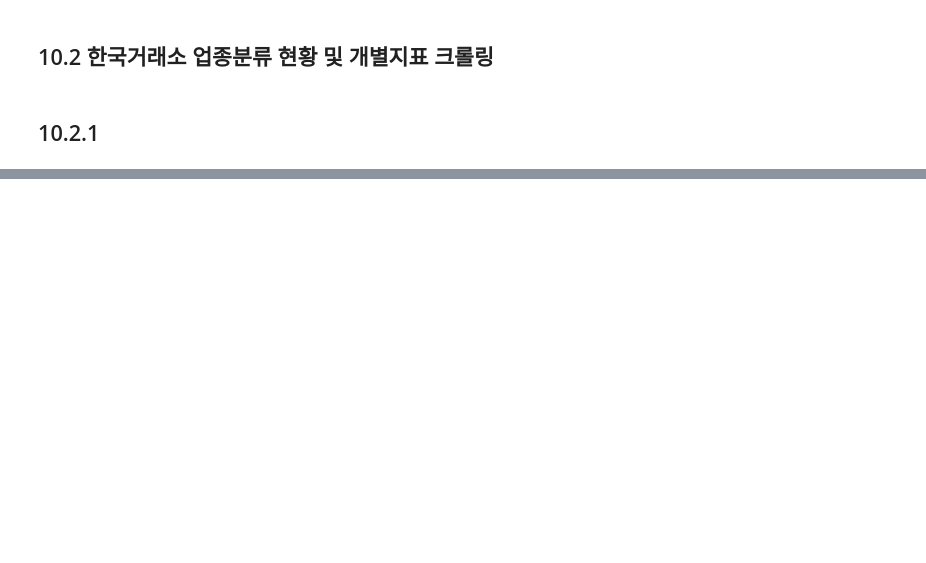
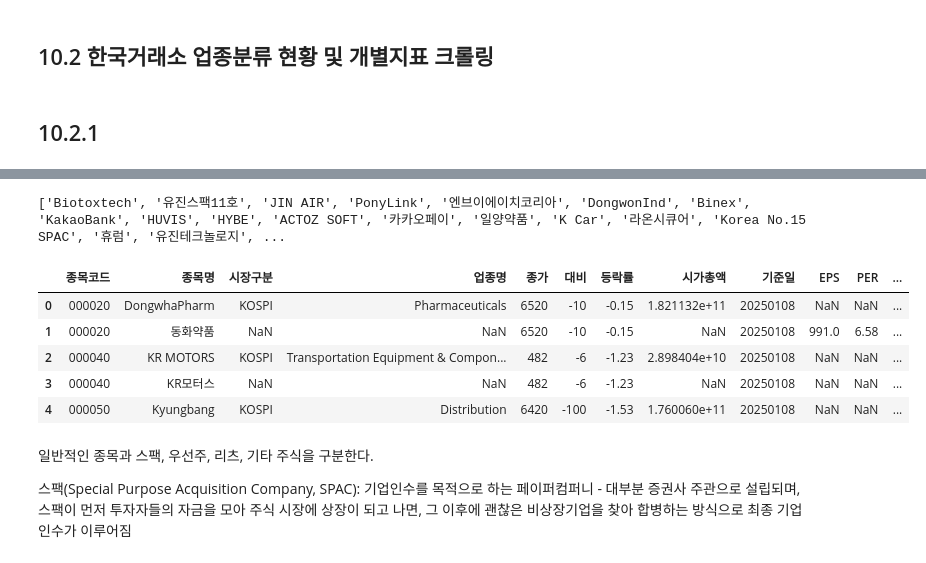
Before and after one commit to Glesep/Quant, a Jupyter notebook: chap_10/chap10.ipynb, the cells around one changed output, grey strips where cells are left out. Cells and saved outputs as stored; diff of their text form; code cells hidden in the pictures; blank space fills up the shorter version.

```diff
--- a/chap_10/chap10.ipynb
+++ b/chap_10/chap10.ipynb
@@ -115,0 +155,26 @@ krx_ind['종목명'] = krx_ind['종목명'].str.strip()   # 종목명 없는 항
+# %%
+diff = list(set(krx_sector['종목명']).symmetric_difference(set(krx_ind['종목명']))) # 대칭 차집합을 구하는 함수 / 대칭 차집합 : 두 집합의 합집합에서 공통 부분만 제외한 집합 - 한 집합에만 존재하는 요소들의 집합
+print(diff)
+# %% [output]
+['Biotoxtech', '유진스팩11호', 'JIN AIR', 'PonyLink', '엔브이에이치코리아', 'DongwonInd', 'Binex', 'KakaoBank', 'HUVIS', 'HYBE', 'ACTOZ SOFT', '카카오페이', '일양약품', 'K Car', '라온시큐어', 'Korea No.15 SPAC', '휴럼', '유진테크놀로지', ...
+# %%
+# pd.merge(): 두 개의 데이터프레임을 병합할 때 사용하는 함수, SQL의 JOIN 연산과 유사한 방식으로 데이터 결합
+kor_ticker = pd.merge(krx_sector,   # 왼쪽 데이터프레임
+                      krx_ind,      # 오른쪽 데이터프레임
+                      on=krx_sector.columns.intersection(   # on="두 데이터프레임에서 공통으로 사용할 열 이름. 열 이름이 같을 경우에만 사용."
+                          krx_ind.columns).tolist(),
+                      how='outer')   # 병합 방식(outer:합집합)
+
+kor_ticker.head()
+# %% [output]
+|  | 종목코드 | 종목명 | 시장구분 | 업종명 | 종가 | 대비 | 등락률 | 시가총액 | 기준일 | EPS | PER | ... |
+| 0 | 000020 | DongwhaPharm | KOSPI | Pharmaceuticals | 6520 | -10 | -0.15 | 1.821132e+11 | 20250108 | NaN | NaN | ... |
+| 1 | 000020 | 동화약품 | NaN | NaN | 6520 | -10 | -0.15 | NaN | 20250108 | 991.0 | 6.58 | ... |
+| 2 | 000040 | KR MOTORS | KOSPI | Transportation Equipment & Compon... | 482 | -6 | -1.23 | 2.898404e+10 | 20250108 | NaN | NaN | ... |
+| 3 | 000040 | KR모터스 | NaN | NaN | 482 | -6 | -1.23 | NaN | 20250108 | NaN | NaN | ... |
+| 4 | 000050 | Kyungbang | KOSPI | Distribution | 6420 | -100 | -1.53 | 1.760060e+11 | 20250108 | NaN | NaN | ... |
+# %% [markdown]
+일반적인 종목과 스팩, 우선주, 리츠, 기타 주식을 구분한다.
+
+스팩(Special Purpose Acquisition Company, SPAC): 기업인수를 목적으로 하는 페이퍼컴퍼니
+    - 대부분 증권사 주관으로 설립되며, 스팩이 먼저 투자자들의 자금을 모아 주식 시장에 상장이 되고 나면, 그 이후에 괜찮은 비상장기업을 찾아 합병하는 방식으로 최종 기업 인수가 이루어짐
```
Also changed, not shown: parts of 14 cells of this notebook.
